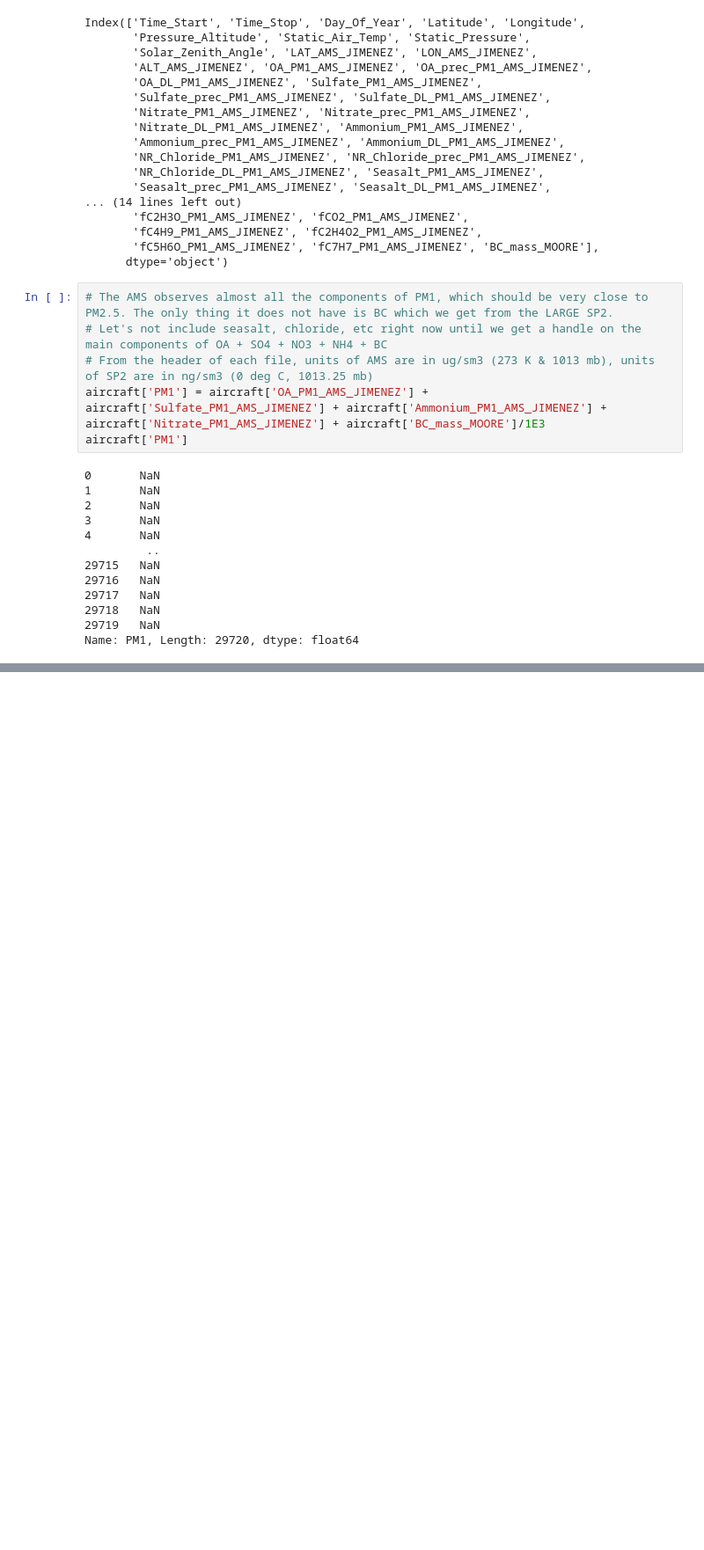
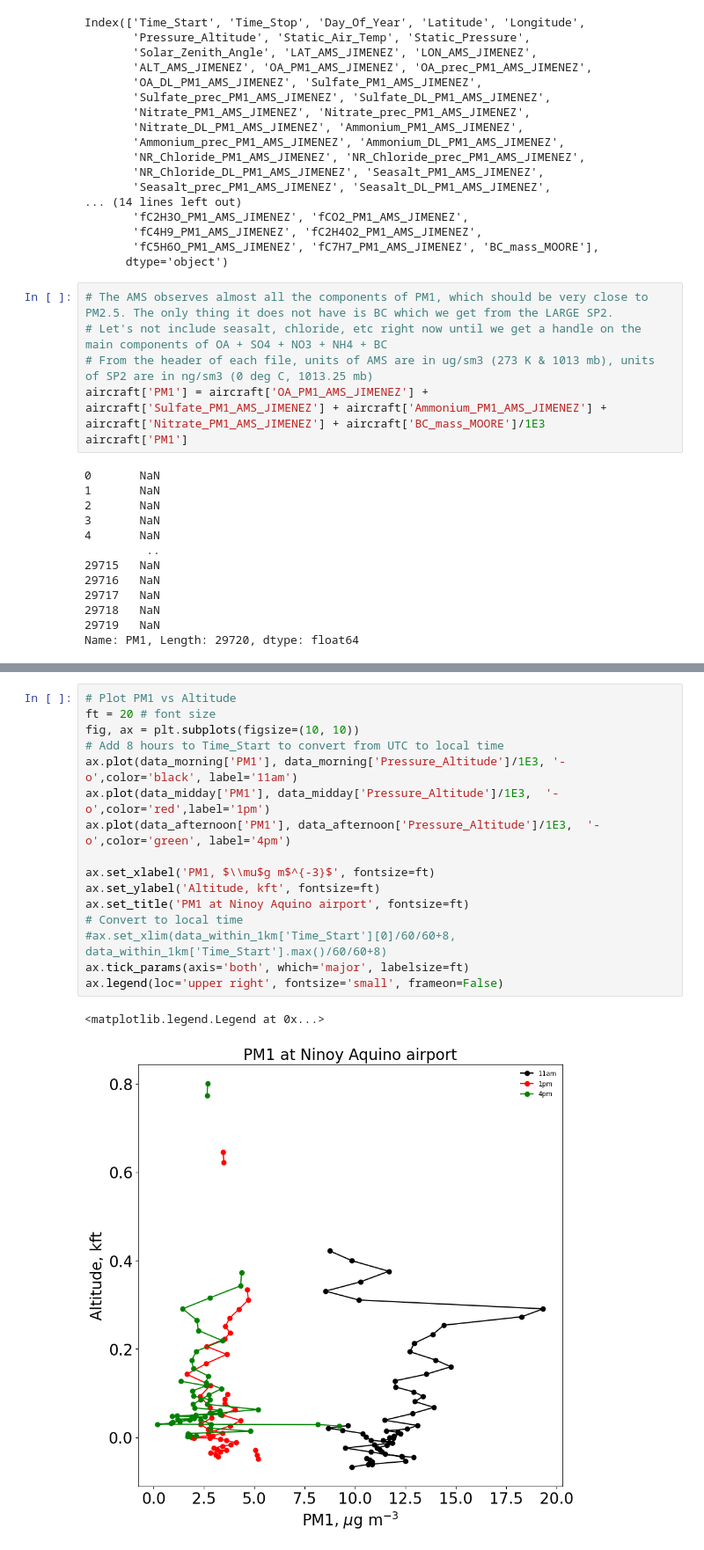
Before and after one commit to ktravis213/AirborneDataTools, a Jupyter notebook: AirborneDataTutorial.ipynb, the cells around one changed output, grey strips where cells are left out. Shown at 88% size. Cells and saved outputs as stored; diff of their text form; blank space fills up the shorter version.

```diff
--- a/AirborneDataTutorial.ipynb
+++ b/AirborneDataTutorial.ipynb
@@ -145,0 +205,19 @@ plt.tight_layout()
+# %%
+# Plot PM1 vs Altitude
+ft = 20 # font size
+fig, ax = plt.subplots(figsize=(10, 10))
+# Add 8 hours to Time_Start to convert from UTC to local time
+ax.plot(data_morning['PM1'], data_morning['Pressure_Altitude']/1E3, '-o',color='black', label='11am')
+ax.plot(data_midday['PM1'], data_midday['Pressure_Altitude']/1E3,  '-o',color='red',label='1pm')
+ax.plot(data_afternoon['PM1'], data_afternoon['Pressure_Altitude']/1E3,  '-o',color='green', label='4pm')
+
+ax.set_xlabel('PM1, $\\mu$g m$^{-3}$', fontsize=ft)
+ax.set_ylabel('Altitude, kft', fontsize=ft)
+ax.set_title('PM1 at Ninoy Aquino airport', fontsize=ft)
+# Convert to local time
+#ax.set_xlim(data_within_1km['Time_Start'][0]/60/60+8, data_within_1km['Time_Start'].max()/60/60+8)
+ax.tick_params(axis='both', which='major', labelsize=ft)
+ax.legend(loc='upper right', fontsize='small', frameon=False)
+# %% [output]
+<matplotlib.legend.Legend at 0x...>
+[figure, added]
```
Also changed, not shown: parts of 6 cells of this notebook.
